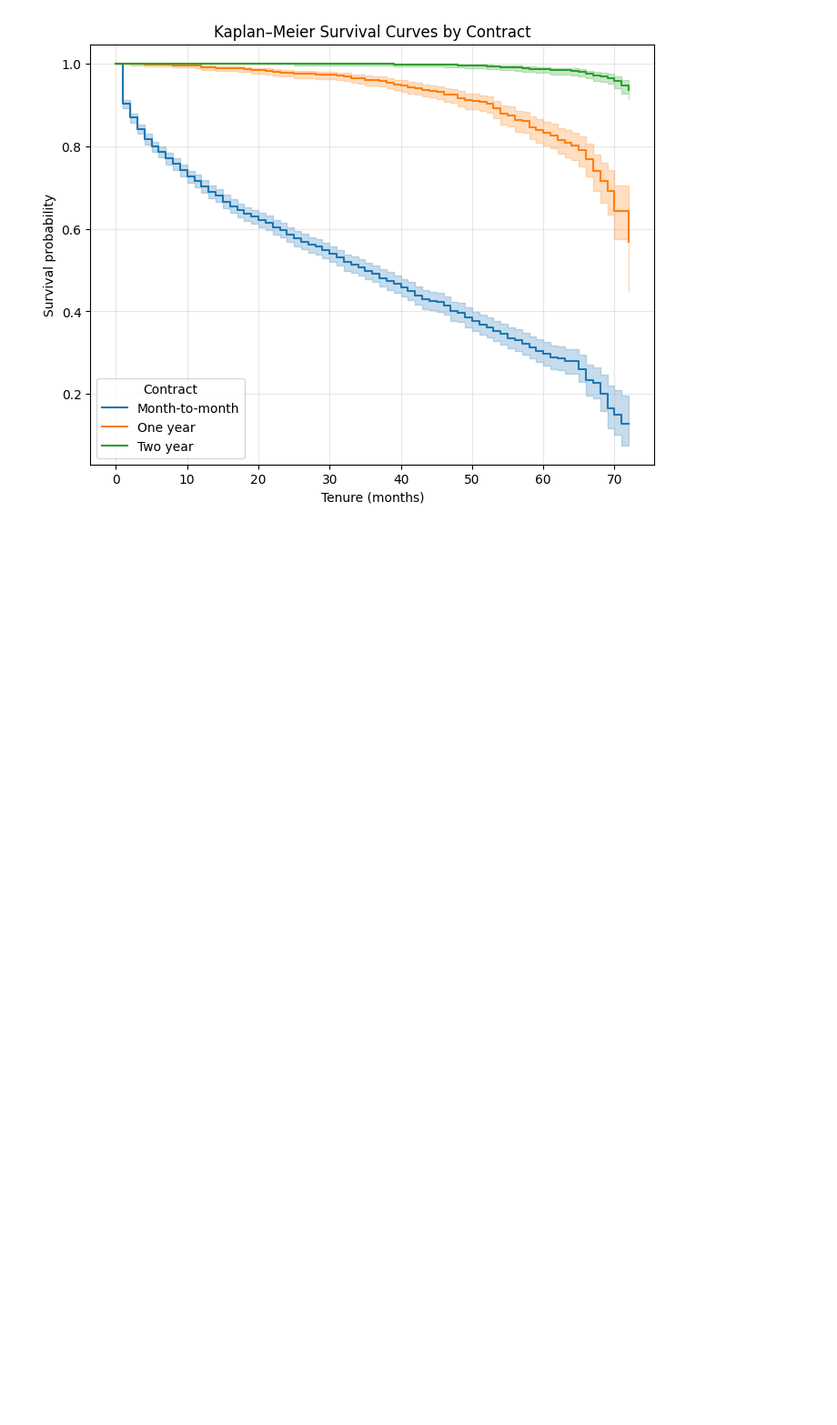
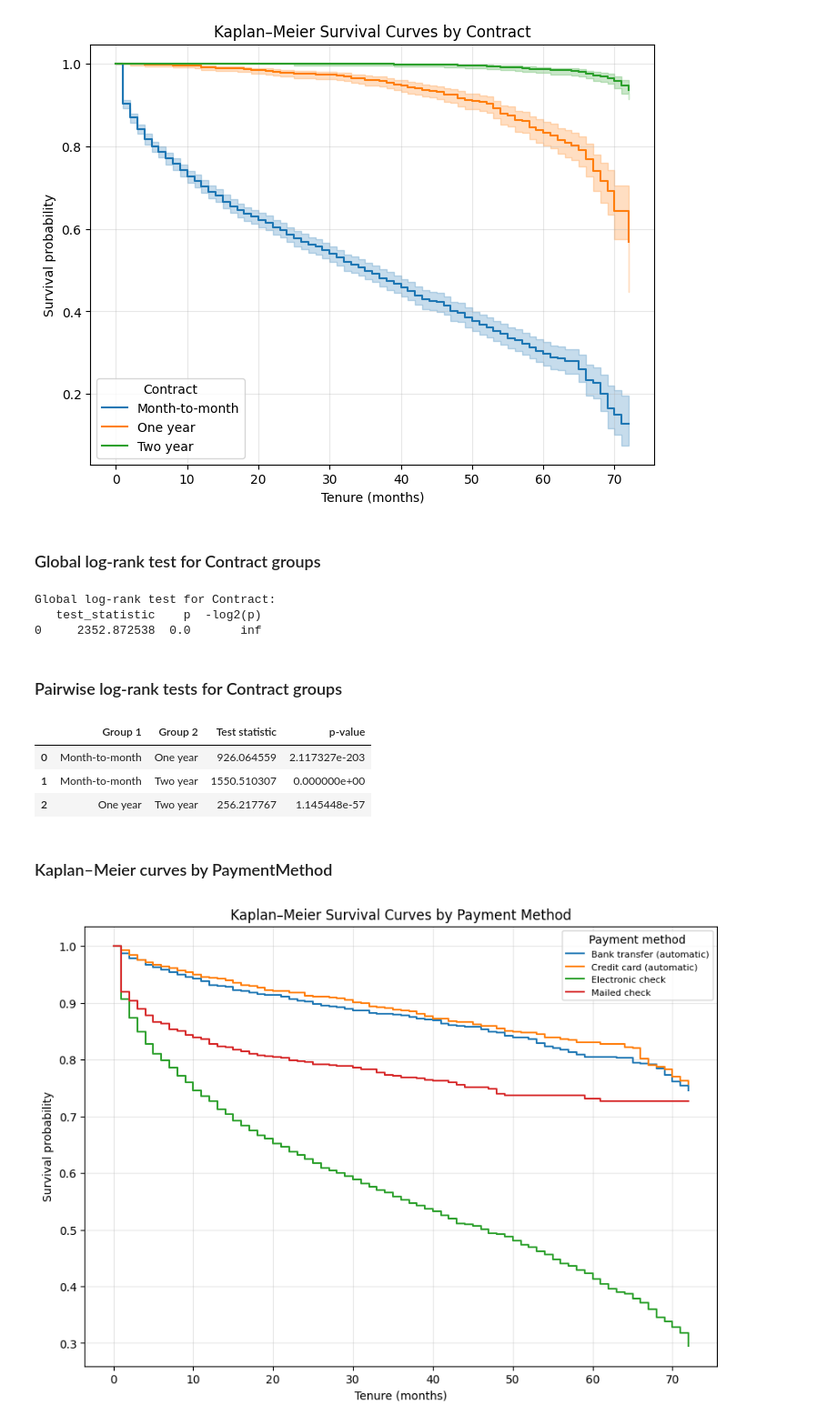
Before and after one commit to nawshinnasir/Statistics_Project_02, a Jupyter notebook: survival_analysis.ipynb, the cells around one changed output. Shown at 91% size. Drawn from its saved outputs; the diff is of its cells as text; code cells hidden in the pictures; blank space fills up the shorter version.

Commit message:
Kaplan–Meier curves by PaymentMethod

```diff
--- a/survival_analysis.ipynb
+++ b/survival_analysis.ipynb
@@ -140,3 +140,70 @@ plt.grid(True, alpha=0.3)
 plt.show()
 # %% [output]
 [figure]
+# %% [markdown]
+###  Global log-rank test for Contract groups
+# %%
+# Global log-rank test comparing survival across all contract types
+results_contract = multivariate_logrank_test(
+    event_durations=df[time_col],
+    groups=df["Contract"],
+    event_observed=df["Churn_event"]
+)
+
+print("Global log-rank test for Contract:")
+print(results_contract.summary)
+# %% [output]
+Global log-rank test for Contract:
+   test_statistic    p  -log2(p)
+0     2352.872538  0.0       inf
+# %% [markdown]
+### Pairwise log-rank tests for Contract groups
+# %%
+contract_types = df["Contract"].unique()
+pairwise_results = []
+
+for i in range(len(contract_types)):
+    for j in range(i + 1, len(contract_types)):
+        g1 = contract_types[i]
+        g2 = contract_types[j]
+        df1 = df[df["Contract"] == g1]
+        df2 = df[df["Contract"] == g2]
+
+        res = logrank_test(
+            df1[time_col], df2[time_col],
+            event_observed_A=df1["Churn_event"],
+            event_observed_B=df2["Churn_event"]
+        )
+        pairwise_results.append({
+            "Group 1": g1,
+            "Group 2": g2,
+            "Test statistic": res.test_statistic,
+            "p-value": res.p_value
+        })
+
+pairwise_df = pd.DataFrame(pairwise_results)
+pairwise_df
+# %% [output]
+|  | Group 1 | Group 2 | Test statistic | p-value |
+| 0 | Month-to-month | One year | 926.064559 | 2.117327e-203 |
+| 1 | Month-to-month | Two year | 1550.510307 | 0.000000e+00 |
+| 2 | One year | Two year | 256.217767 | 1.145448e-57 |
+# %% [markdown]
+### Kaplan–Meier curves by PaymentMethod
+# %%
+plt.figure(figsize=(10, 7))
+
+for name, grouped_df in df.groupby("PaymentMethod"):
+    kmf.fit(durations=grouped_df[time_col],
+            event_observed=grouped_df["Churn_event"],
+            label=name)
+    kmf.plot_survival_function(ci_show=False)
+
+plt.title("Kaplan–Meier Survival Curves by Payment Method")
+plt.xlabel("Tenure (months)")
+plt.ylabel("Survival probability")
+plt.legend(title="Payment method", fontsize=8)
+plt.grid(True, alpha=0.3)
+plt.show()
+# %% [output]
+[figure, added]
```
